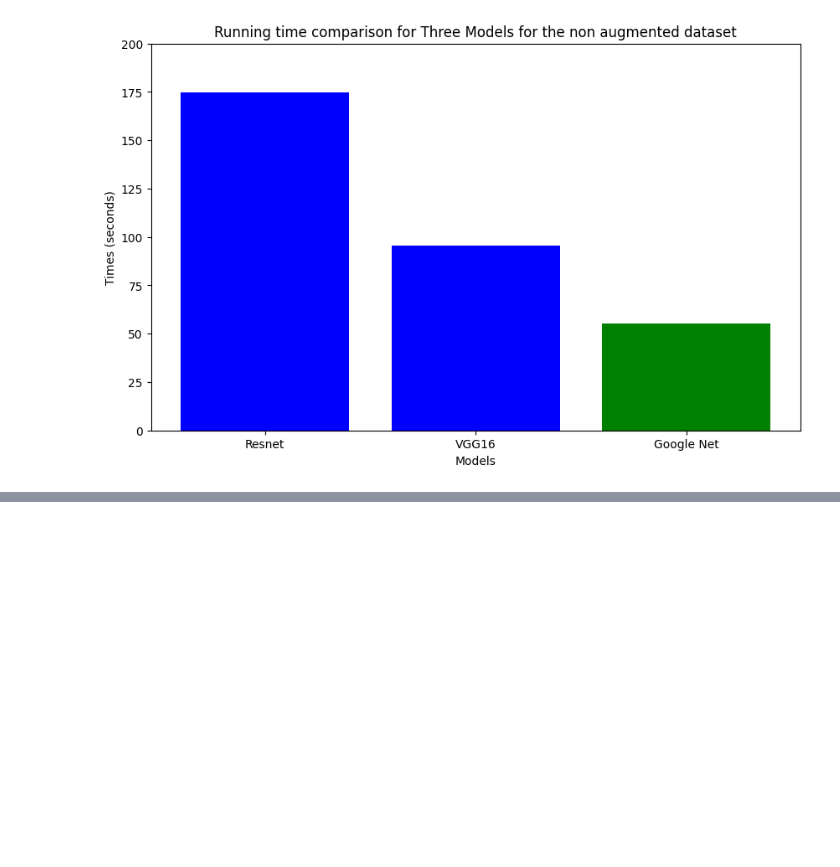
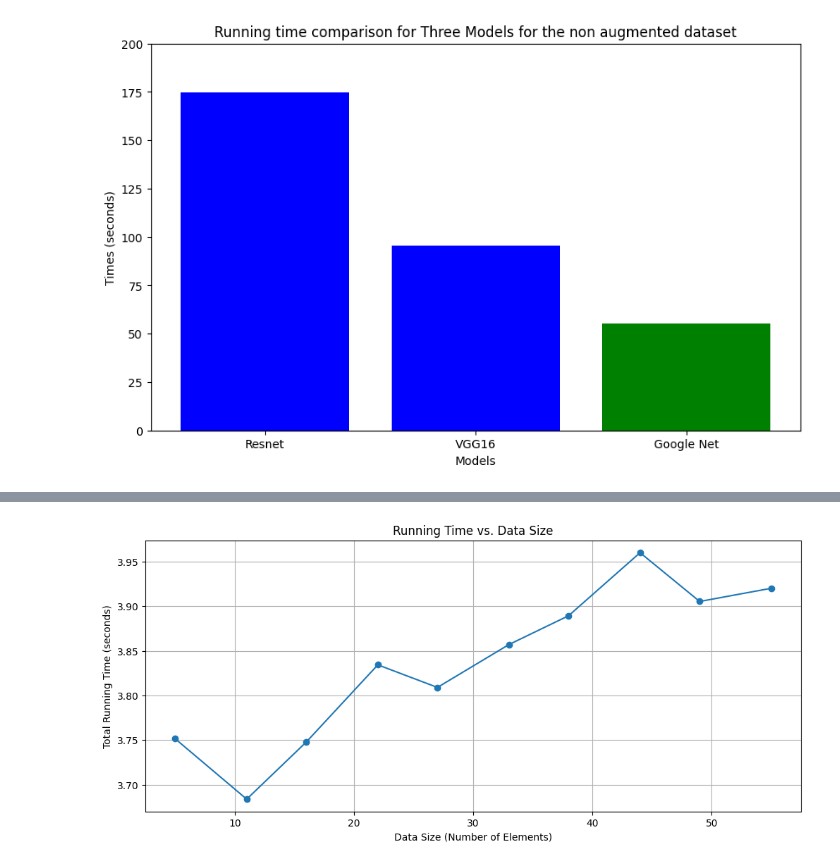
Before and after one commit to fdeloscogna/Python_experiment, a Jupyter notebook: Tesi_Python_NORMAL_dataset.ipynb, the cells around one changed output, grey strips where cells are left out. Cells and saved outputs as stored; diff of their text form; code cells hidden in the pictures; blank space fills up the shorter version.

```diff
--- a/Tesi_Python_NORMAL_dataset.ipynb
+++ b/Tesi_Python_NORMAL_dataset.ipynb
@@ -741,0 +1114,21 @@ plt.show()
+# %%
+# Lists to store training and validation F1 scores and accuracies
+val_f1_scores_google = []
+train_accuracies = []
+val_accuracies_score_google = []
+train_losses = []
+val_losses = []
+data_sizes_google = []
+running_times_google = []
+
+
+pesigoogle = models.GoogLeNet_Weights.DEFAULT
+googlenet_model = models.googlenet(weights=pesigoogle)
+num_classes = 3
+googlenet_model.fc = nn.Linear(googlenet_model.fc.in_features, num_classes)
+googlenet_model = googlenet_model.to(device)
+parameter_loss = nn.CrossEntropyLoss()
+optimizer_googlenet = optim.Adam(googlenet_model.parameters(), lr=0.0001)
+best_val_loss = float('inf')
+best_val_f1 = 0.0
+best_val_acc = 0.0
@@ -741,0 +1306,13 @@ plt.show()
+# %%
+# Now, let's create a plot with the running times vs. data sizes
+plt.figure(figsize=(12, 5))
+plt.plot(data_sizes_google, running_times_google, marker='o', linestyle='-')
+plt.title('Running Time vs. Data Size')
+plt.xlabel('Data Size (Number of Elements)')
+plt.ylabel('Total Running Time (seconds)')
+plt.grid(True)
+
+# Show or save the plot as needed
+plt.show()
+# %% [output]
+[figure, added]
```
Also changed, not shown: parts of 15 cells of this notebook.
